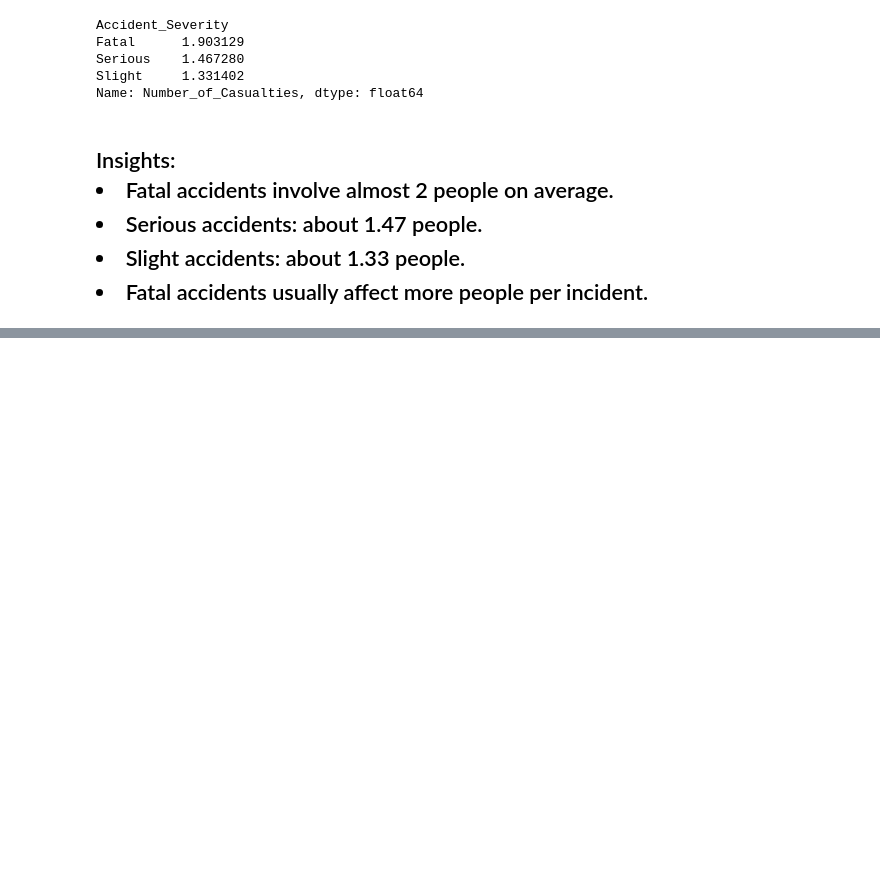
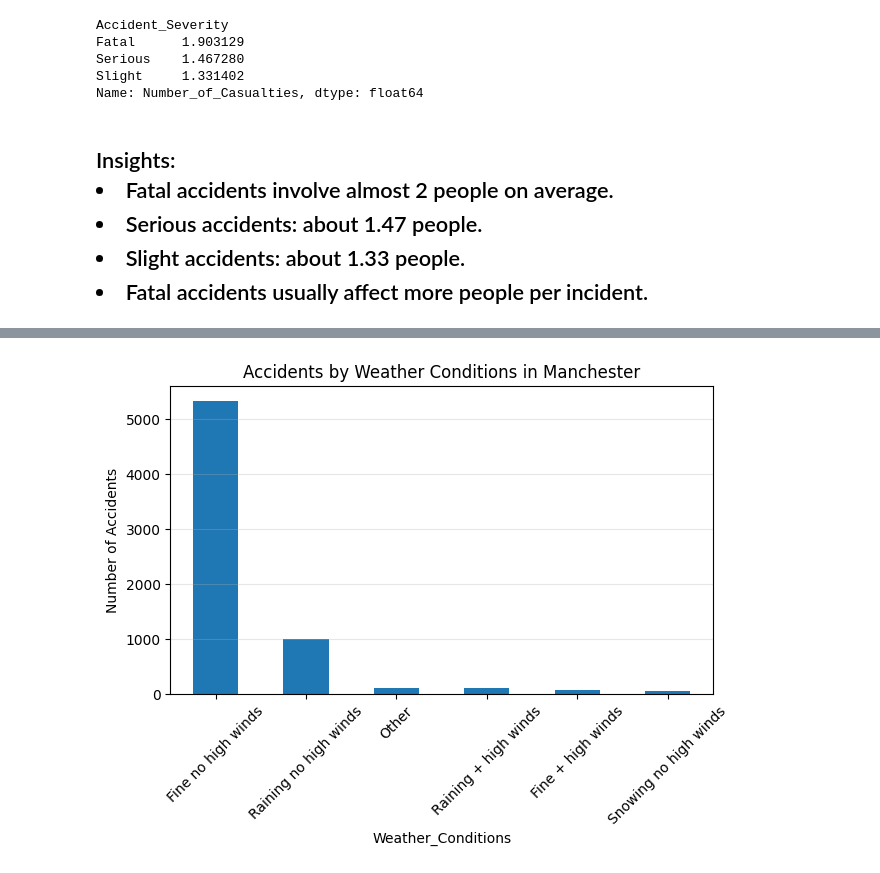
Before and after one commit to Vanned27/ELEC303-DIAZ, a Jupyter notebook: Activity2.ipynb, the cells around one changed output, grey strips where cells are left out. Drawn from its saved outputs; the diff is of its cells as text; code cells hidden in the pictures; blank space fills up the shorter version.

```diff
--- a/Activity2.ipynb
+++ b/Activity2.ipynb
@@ -468,0 +510,11 @@ Name: Number_of_Casualties, dtype: float64
+# %%
+manchester_df = ukaccidents[ukaccidents['District Area'] == 'Manchester']
+weather_counts = manchester_df['Weather_Conditions'].value_counts().head(6)
+
+weather_counts.plot(kind='bar', figsize=(7,4), title="Accidents by Weather Conditions in Manchester")
+plt.ylabel("Number of Accidents")
+plt.xticks(rotation=45)
+plt.grid(axis='y', alpha=0.3)
+plt.show()
+# %% [output]
+[figure, added]
```
Also changed, not shown: parts of 24 cells of this notebook.
